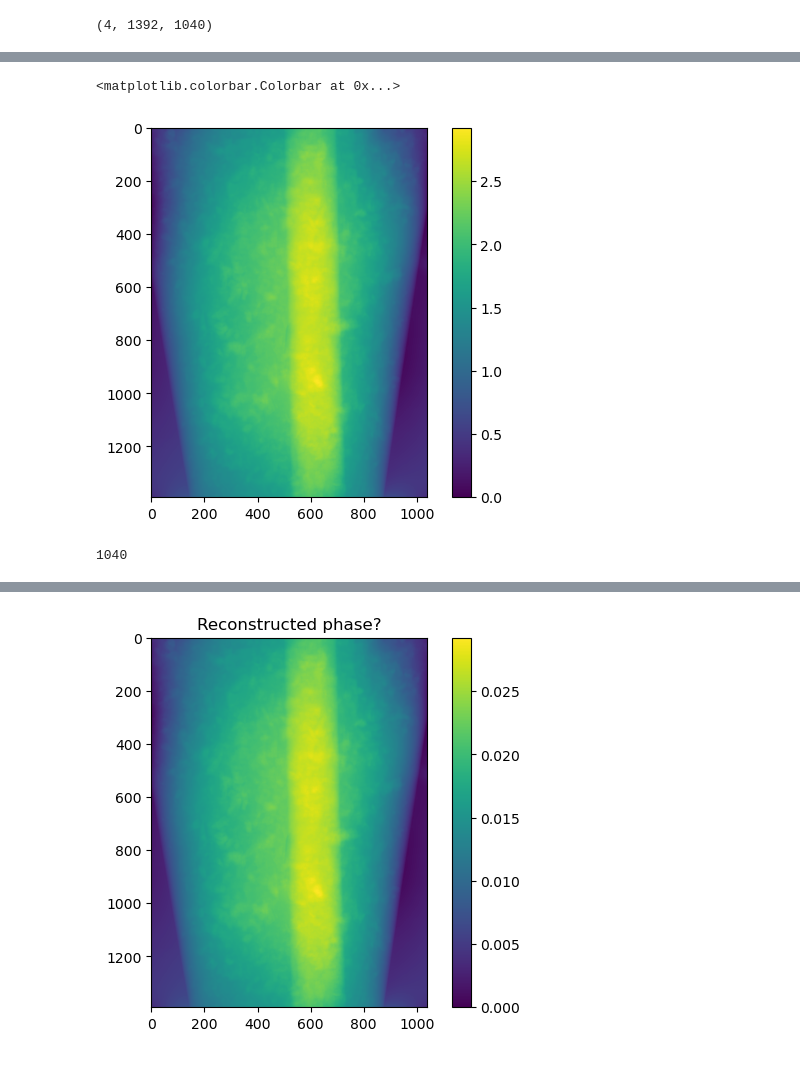
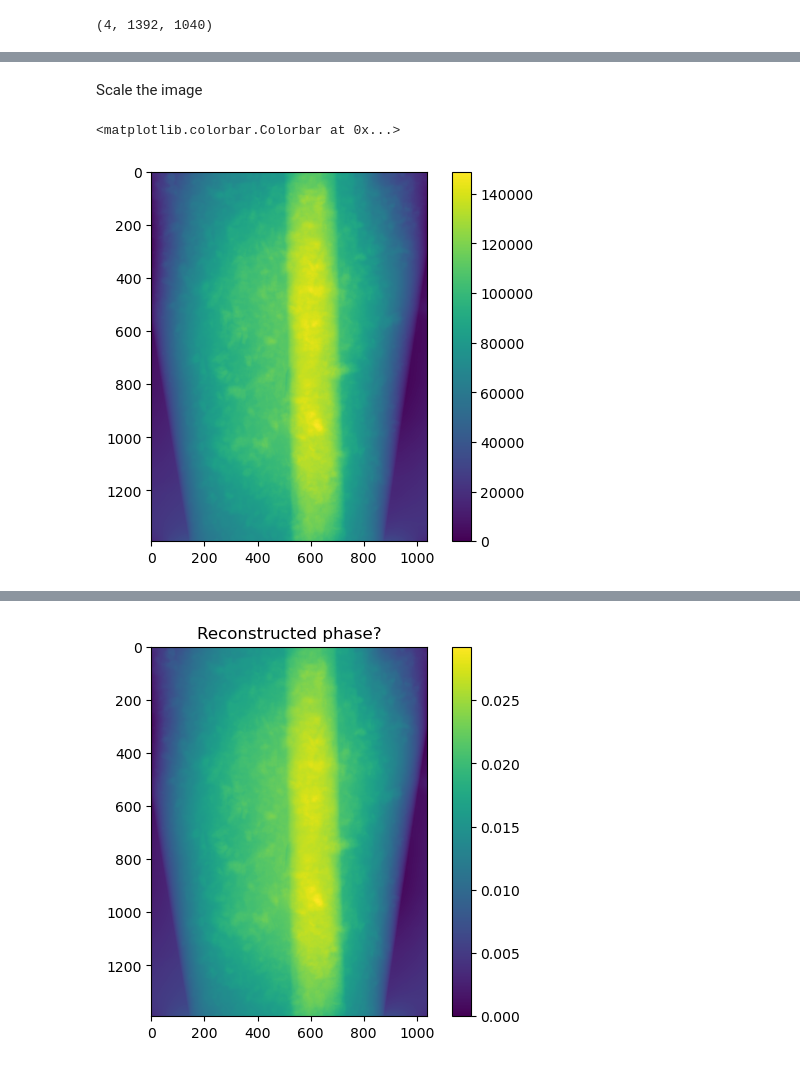
Before and after one commit to kwokkenton/optea, a Jupyter notebook: led_array/agarose_phantom_analysis.ipynb, the cells around one changed output, grey strips where cells are left out. Cells and saved outputs as stored; diff of their text form; code cells hidden in the pictures.

```diff
--- a/led_array/agarose_phantom_analysis.ipynb
+++ b/led_array/agarose_phantom_analysis.ipynb
@@ -299,0 +292,2 @@ Scale each image **by its own mean**
+# %% [markdown]
+Scale the image
@@ -300,16 +296,12 @@ Scale each image **by its own mean**
 # %%
 # phase_contrast_subtracted = (phase_contrast - np.array(means)[:,None,None])* e*1e6*im_width
 phase_contrast_subtracted = -(phase_contrast - np.max(phase_contrast, axis=(1,2))[:,None,None])* (e*1e3*im_width)
-# %%
-plt.imshow(-(phase_contrast[0] - np.max(phase_contrast, axis=(1,2))[0,None,None])*(6.45*im_width)*1e5 )
-plt.colorbar()
-# %% [output]
-<matplotlib.colorbar.Colorbar at 0x...>
-[figure, removed]
-# %%
-im_width
-# %% [output]
-1040
+# %%
+plt.imshow(phase_contrast_subtracted[0] )
+plt.colorbar()
+# %% [output]
+<matplotlib.colorbar.Colorbar at 0x...>
+[figure, added]
 # %%
 # minimums = []
 # maximums = []
```
Also changed, not shown: parts of 15 cells of this notebook, 1 other file.
